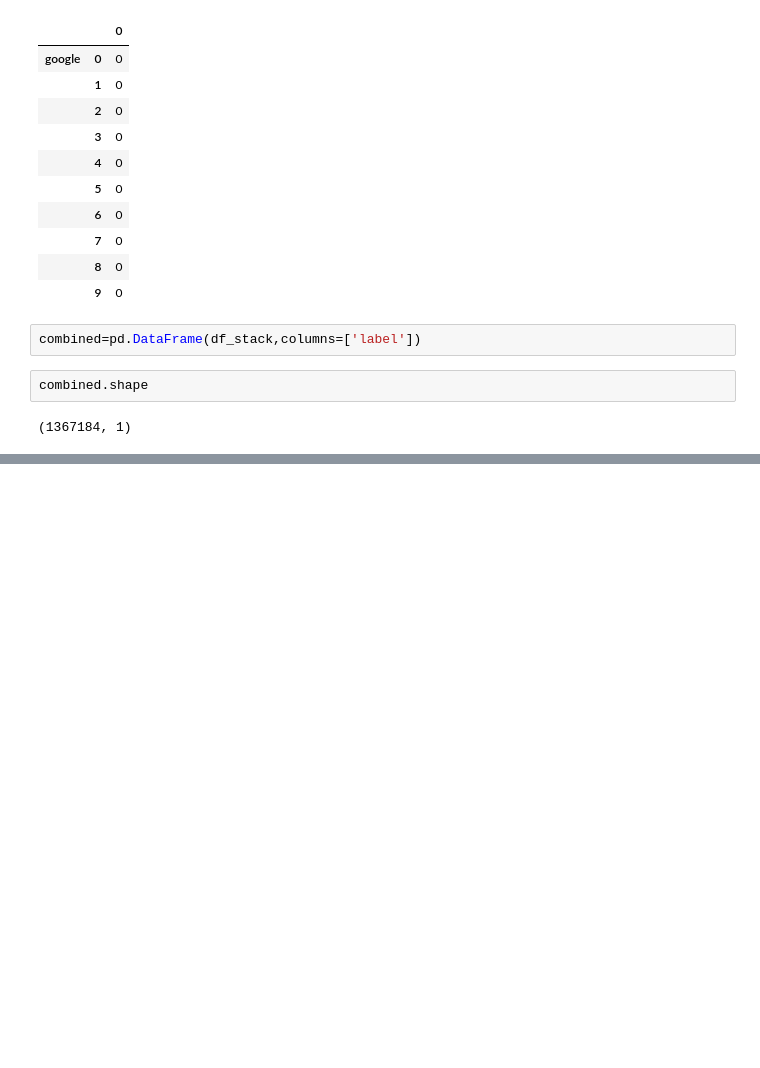
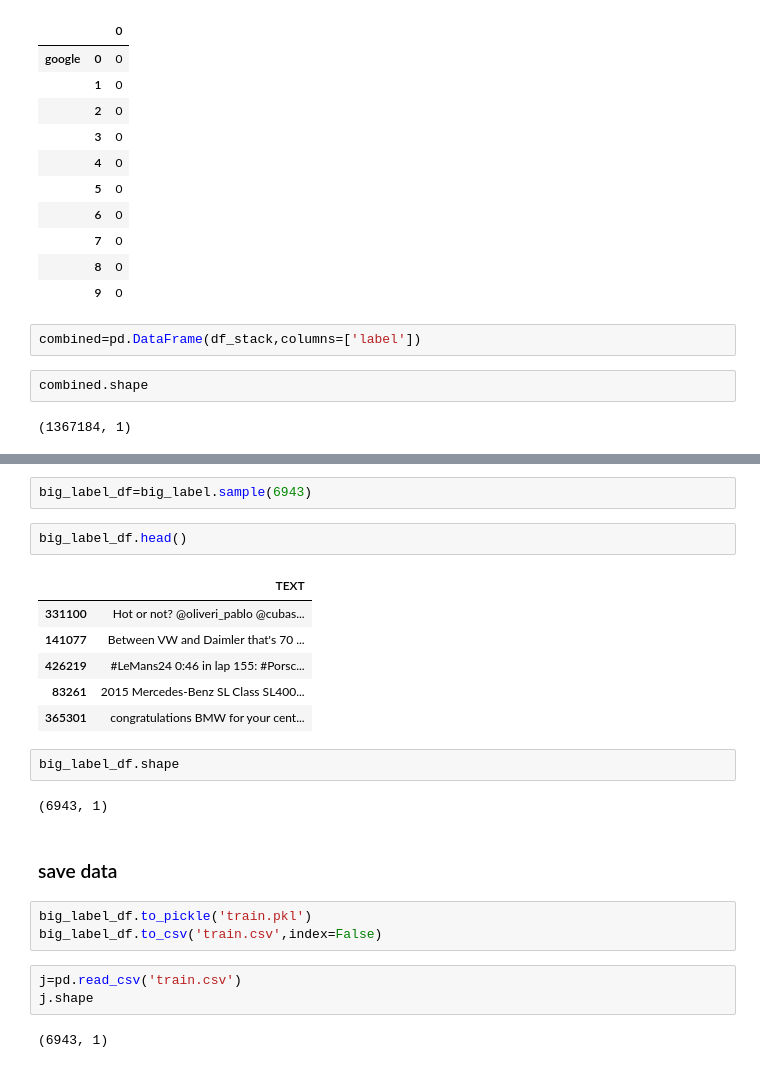
Before and after one commit to HassanSherwani/NLP-Natural-Language-Processing-, a Jupyter notebook: CrowdFlower/1.Company_labels.ipynb, the cells around one changed output, grey strips where cells are left out. Cells and saved outputs as stored; diff of their text form; blank space fills up the shorter version.

```diff
--- a/CrowdFlower/1.Company_labels.ipynb
+++ b/CrowdFlower/1.Company_labels.ipynb
@@ -477,0 +560,25 @@ combined.shape
+# %%
+big_label_df=big_label.sample(6943)
+# %%
+big_label_df.head()
+# %% [output]
+|  | TEXT |
+| 331100 | Hot or not? @oliveri_pablo @cubas... |
+| 141077 | Between VW and Daimler that's 70 ... |
+| 426219 | #LeMans24 0:46 in lap 155: #Porsc... |
+| 83261 | 2015 Mercedes-Benz SL Class SL400... |
+| 365301 | congratulations BMW for your cent... |
+# %%
+big_label_df.shape
+# %% [output]
+(6943, 1)
+# %% [markdown]
+### save data
+# %%
+big_label_df.to_pickle('train.pkl')
+big_label_df.to_csv('train.csv',index=False)
+# %%
+j=pd.read_csv('train.csv')
+j.shape
+# %% [output]
+(6943, 1)
```
Also changed, not shown: parts of 22 cells of this notebook.
